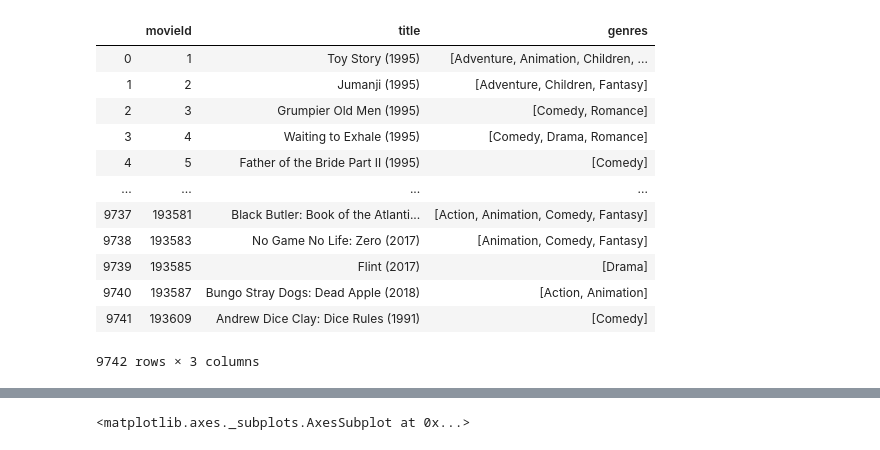
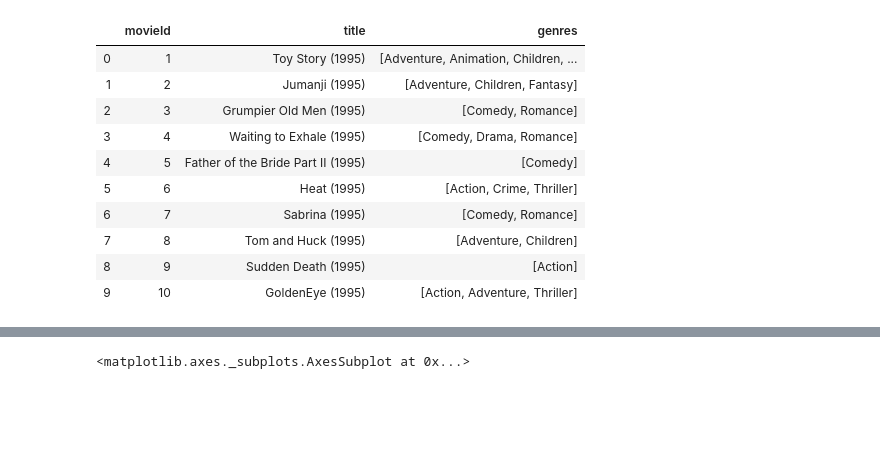
Before and after one commit to aabrahamson3/movie-rec, a Jupyter notebook: notebooks/exploratory/movies_ratings.ipynb, the cells around one changed output, grey strips where cells are left out. Drawn from its saved outputs; the diff is of its cells as text; code cells hidden in the pictures; blank space fills up the shorter version.

```diff
--- a/notebooks/exploratory/movies_ratings.ipynb
+++ b/notebooks/exploratory/movies_ratings.ipynb
@@ -26,20 +26,18 @@ links = pd.read_csv('../../data/raw/links.csv')
 movies = pd.read_csv('../../data/raw/movies.csv')
 tags = pd.read_csv('../../data/raw/tags.csv')
 # %%
-movies
+movies.head(10)
 # %% [output]
 |  | movieId | title | genres |
 | 0 | 1 | Toy Story (1995) | [Adventure, Animation, Children, ... |
 | 1 | 2 | Jumanji (1995) | [Adventure, Children, Fantasy] |
 | 2 | 3 | Grumpier Old Men (1995) | [Comedy, Romance] |
 | 3 | 4 | Waiting to Exhale (1995) | [Comedy, Drama, Romance] |
 | 4 | 5 | Father of the Bride Part II (1995) | [Comedy] |
-| ... | ... | ... | ... |
-| 9737 | 193581 | Black Butler: Book of the Atlanti... | [Action, Animation, Comedy, Fantasy] |
-| 9738 | 193583 | No Game No Life: Zero (2017) | [Animation, Comedy, Fantasy] |
-| 9739 | 193585 | Flint (2017) | [Drama] |
-| 9740 | 193587 | Bungo Stray Dogs: Dead Apple (2018) | [Action, Animation] |
-| 9741 | 193609 | Andrew Dice Clay: Dice Rules (1991) | [Comedy] |
+| 5 | 6 | Heat (1995) | [Action, Crime, Thriller] |
+| 6 | 7 | Sabrina (1995) | [Comedy, Romance] |
+| 7 | 8 | Tom and Huck (1995) | [Adventure, Children] |
+| 8 | 9 | Sudden Death (1995) | [Action] |
+| 9 | 10 | GoldenEye (1995) | [Action, Adventure, Thriller] |
-9742 rows × 3 columns
 # %%
 reviews.head()
```
Also changed, not shown: parts of 33 cells of this notebook.
